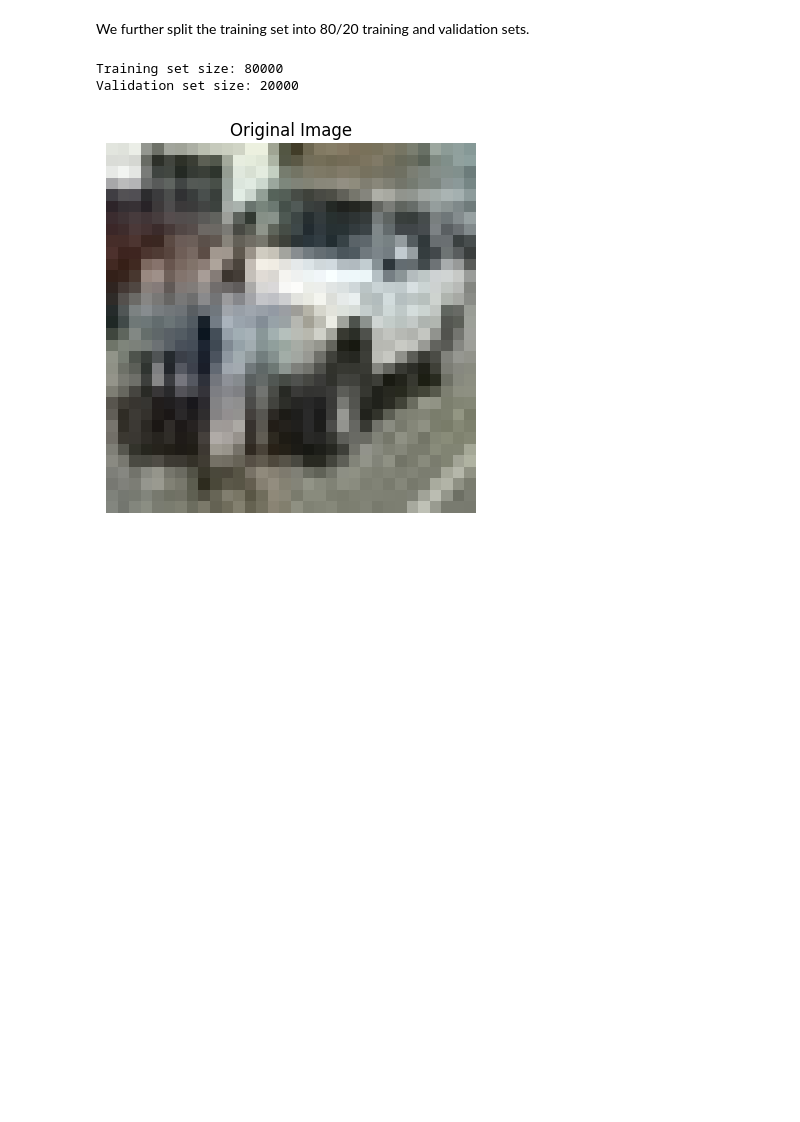
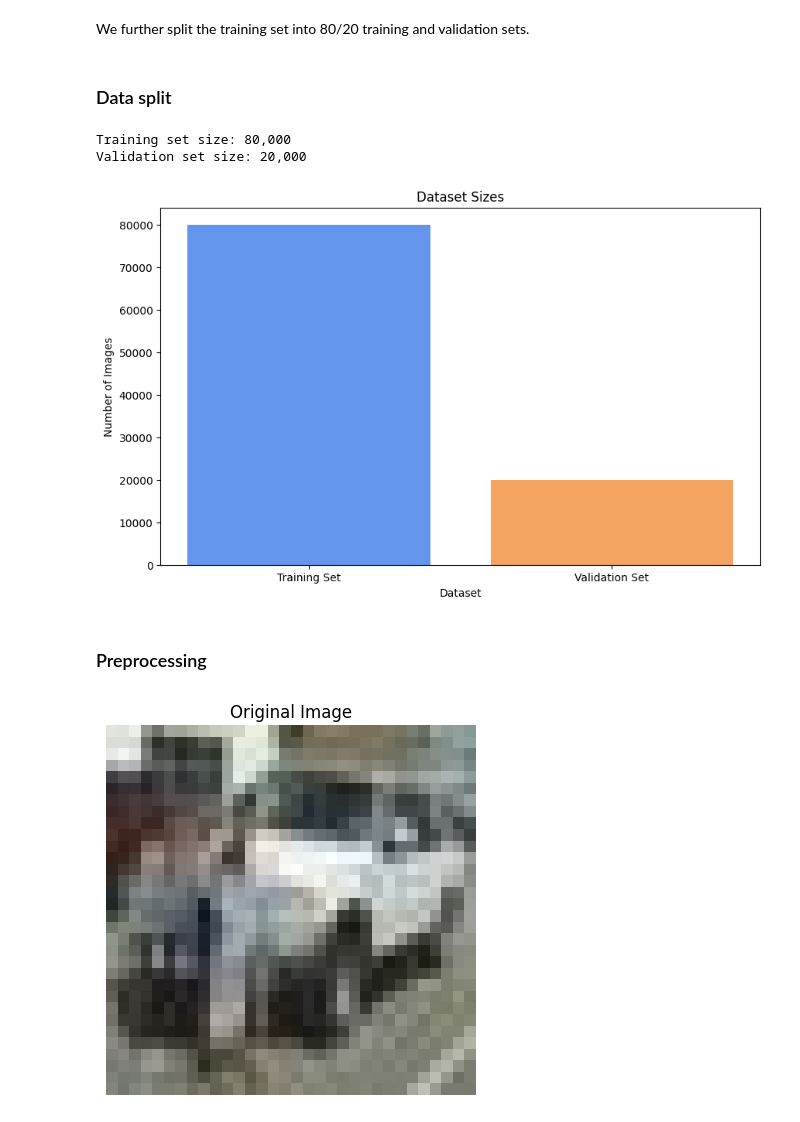
Before and after one commit to stefsyrsiri/synthetic-image-detection, a Jupyter notebook: report.ipynb, the cells around one changed output. Cells and saved outputs as stored; diff of their text form; code cells hidden in the pictures; blank space fills up the shorter version.

```diff
--- a/report.ipynb
+++ b/report.ipynb
@@ -124,13 +124,12 @@ Test labels: ['FAKE' 'REAL']
 # %%
 # Create the training and test datasets with ImageFolder class from PyTorch
 # Training set
-train_set = datasets.ImageFolder(root='train', transform=transform_set('training')) # 'train' is the name of the folder (also its path)
+train_set = datasets.ImageFolder(root='train') # 'train' is the name of the folder (also its path)
 print(f"Training set: {len(train_set):,}")
 
 # Test set
 test_set  = datasets.ImageFolder(root='test')
 print(f"Test set: {len(test_set):,}")
-#TO-DO: Add some graphs showing the size of the training and test set
 # %% [output]
 Training set: 100,000
 Test set: 20,000
@@ -170,6 +169,8 @@ It also ensures that the transformations are enhancing the dataset in a way that
 ultimately improving the model's performance and ensuring robustness.
 # %% [markdown]
 We further split the training set into 80/20 training and validation sets.
+# %% [markdown]
+### Data split
 # %%
 len_img=len(train_set)
 len_train=int(0.8*len_img)
@@ -179,12 +180,27 @@ len_val=len_img-len_train
 train_set,val_set=random_split(train_set,
                              [len_train,len_val]) # random split 80/20
 
-print("Training set size:", len(train_set))
-print("Validation set size:", len(val_set))
+print(f"Training set size: {len(train_set):,}")
+print(f"Validation set size: {len(val_set):,}")
 # TO-DO: Another graph now that we have a val set as well
 # %% [output]
-Training set size: 80000
-Validation set size: 20000
+Training set size: 80,000
+Validation set size: 20,000
+# %%
+# Plot graphs showing the sizes of the training and test sets
+dataset_sizes = [len(train_set), len(val_set)]
+dataset_labels = ['Training Set', 'Validation Set']
+
+plt.figure(figsize=(10, 6))
+plt.bar(dataset_labels, dataset_sizes, color=['cornflowerblue', 'sandybrown'])
+plt.xlabel('Dataset')
+plt.ylabel('Number of Images')
+plt.title('Dataset Sizes')
+plt.show()
+# %% [output]
+[figure, added]
+# %% [markdown]
+### Preprocessing
 # %%
 img, label = val_set[2] # TO-DO: Can we pick the image of a cat?
 
```
Also changed, not shown: parts of 3 cells of this notebook.
